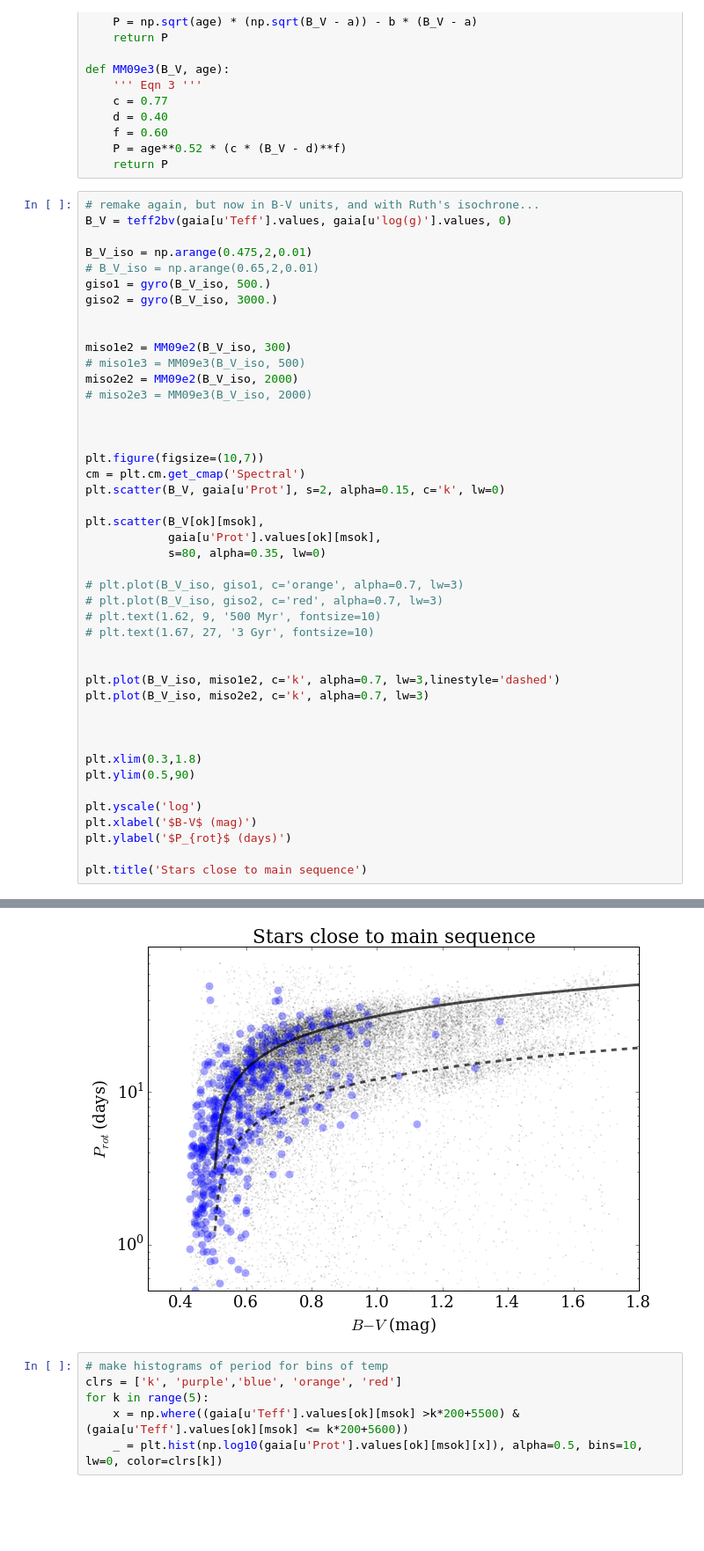
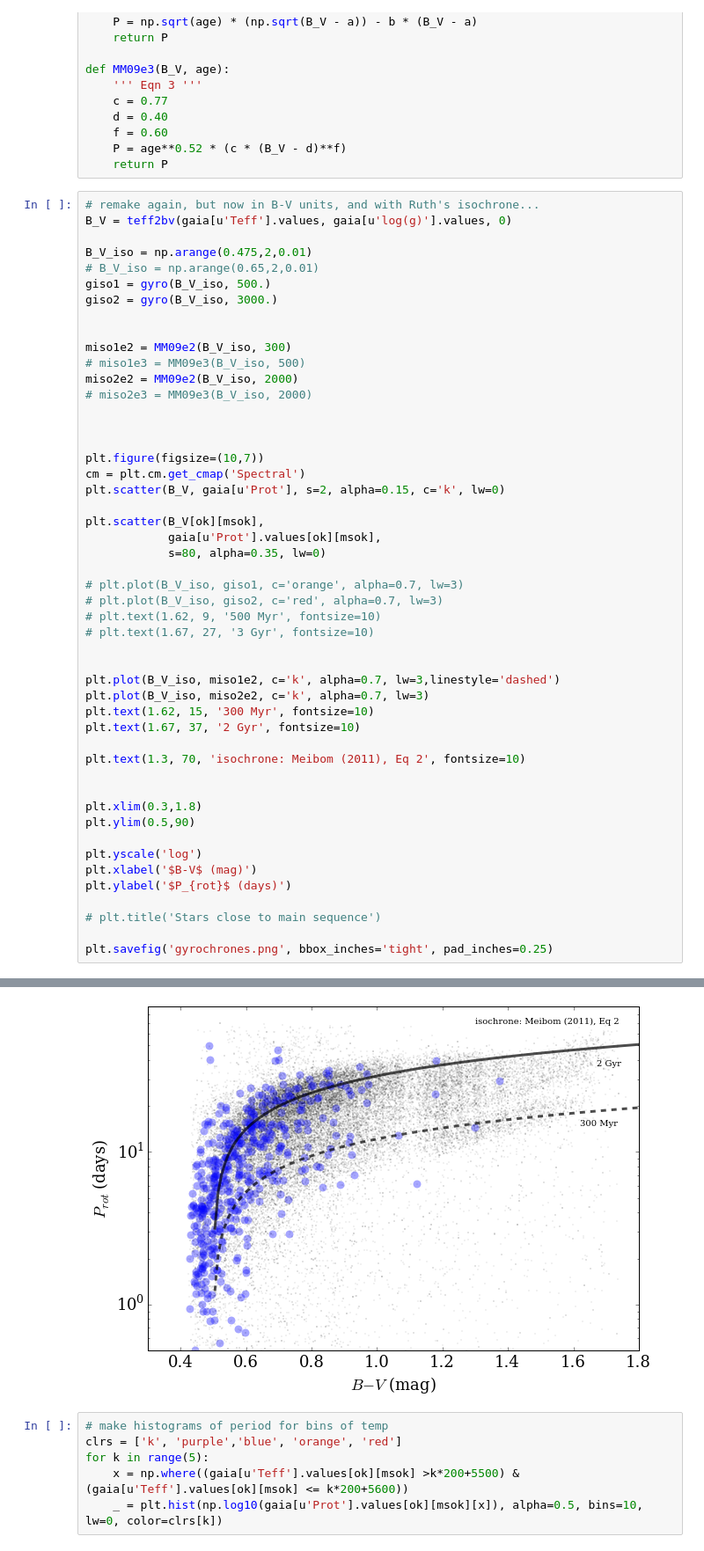
Before and after one commit to jradavenport/gaia_rot, a Jupyter notebook: explore.ipynb, the cells around one changed output, grey strips where cells are left out. Shown at 88% size. Saved outputs shown, nothing was run; the diff lists cells and outputs as text; blank space fills up the shorter version.

```diff
--- a/explore.ipynb
+++ b/explore.ipynb
@@ -297,7 +297,10 @@ plt.scatter(B_V[ok][msok],
 
 plt.plot(B_V_iso, miso1e2, c='k', alpha=0.7, lw=3,linestyle='dashed')
 plt.plot(B_V_iso, miso2e2, c='k', alpha=0.7, lw=3)
+plt.text(1.62, 15, '300 Myr', fontsize=10)
+plt.text(1.67, 37, '2 Gyr', fontsize=10)
 
+plt.text(1.3, 70, 'isochrone: Meibom (2011), Eq 2', fontsize=10)
 
 
 plt.xlim(0.3,1.8)
@@ -307,5 +310,7 @@ plt.yscale('log')
 plt.xlabel('$B-V$ (mag)')
 plt.ylabel('$P_{rot}$ (days)')
 
-plt.title('Stars close to main sequence')
+# plt.title('Stars close to main sequence')
+
+plt.savefig('gyrochrones.png', bbox_inches='tight', pad_inches=0.25)
 # %% [output]
@@ -313,4 +317,4 @@ plt.title('Stars close to main sequence')
-[figure, old version]
+[figure, new version]
 # %%
 # make histograms of period for bins of temp
 clrs = ['k', 'purple','blue', 'orange', 'red']
```
Also changed, not shown: parts of 4 cells of this notebook.
